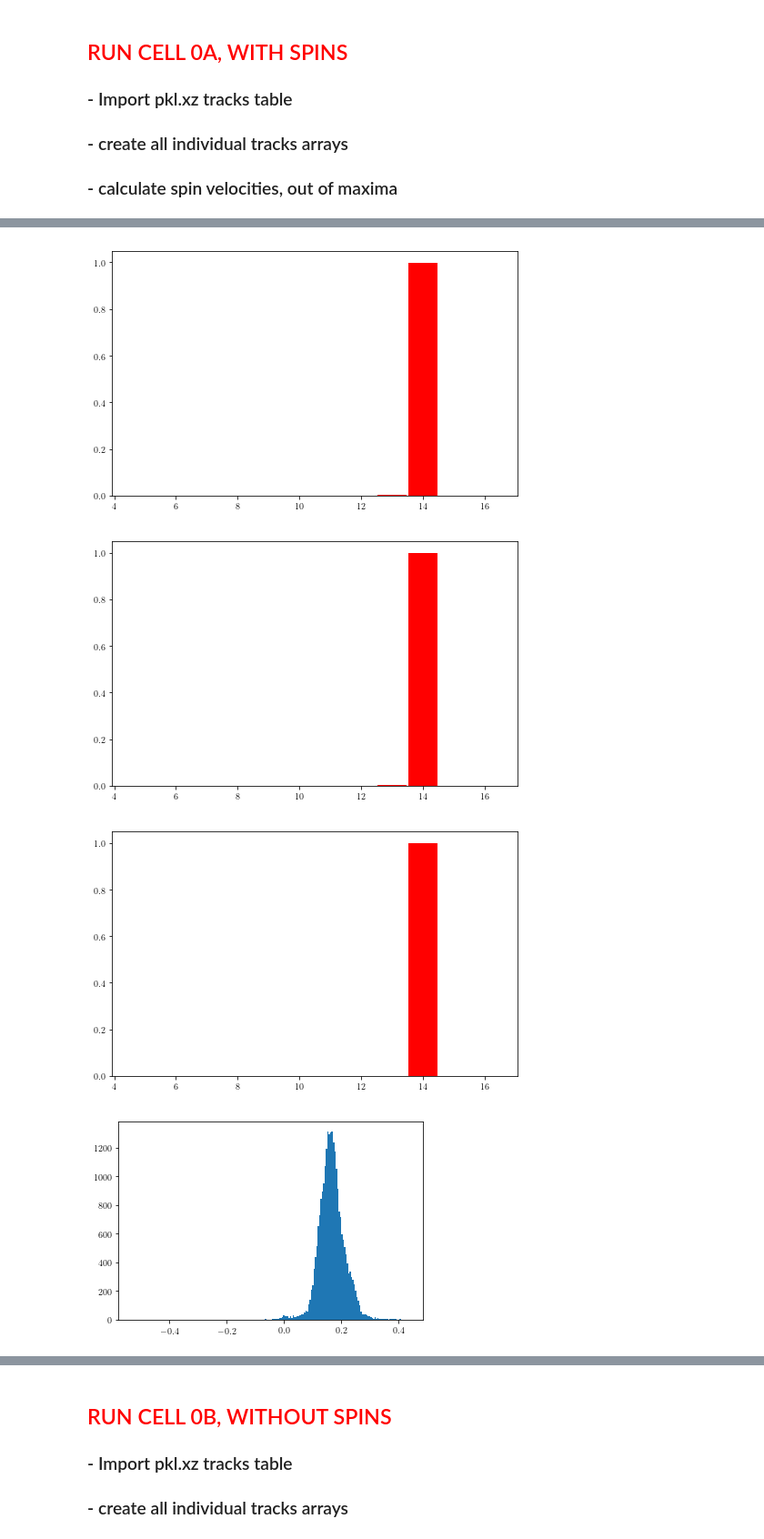
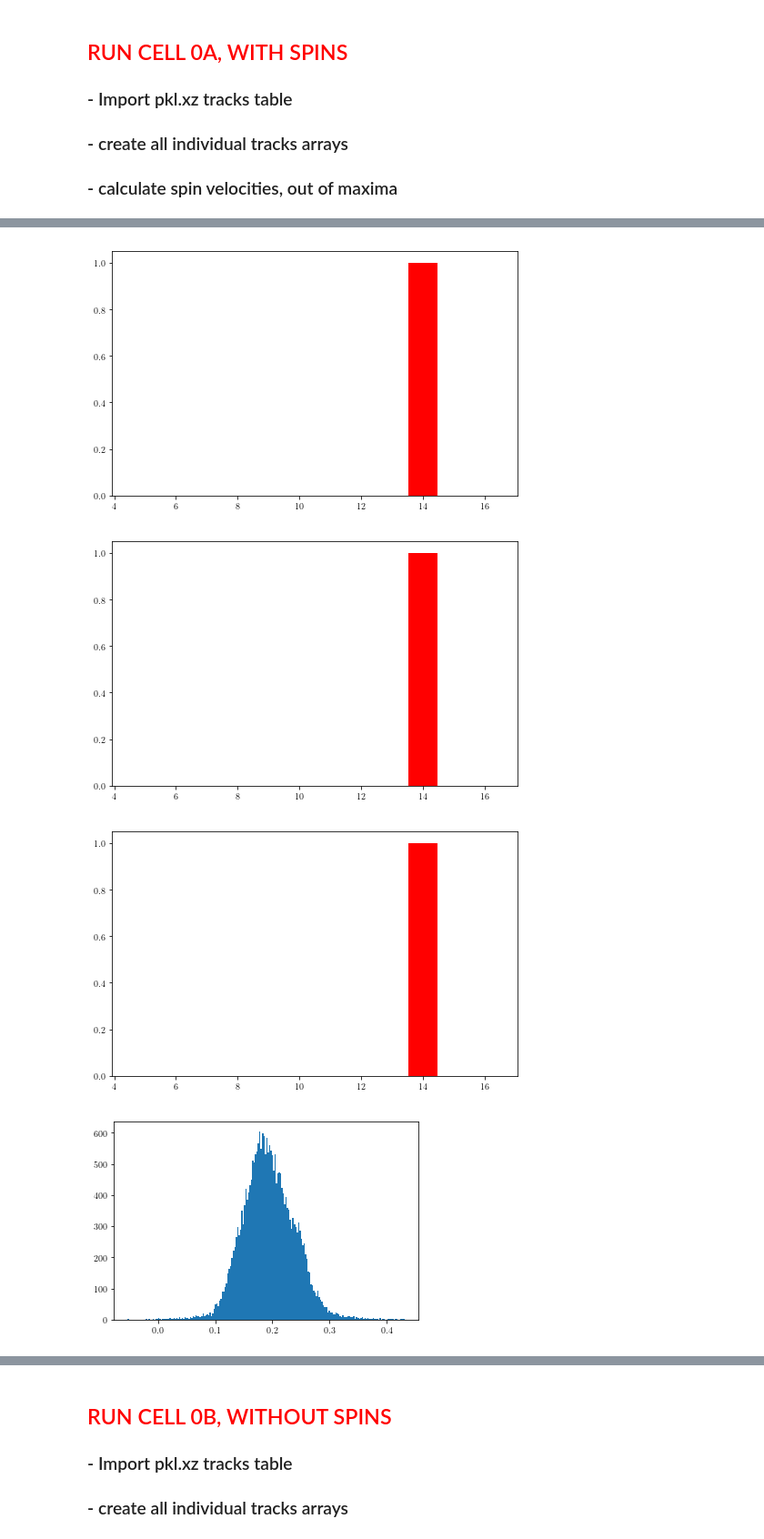
Before and after one commit to fvegar/brownian, a Jupyter notebook: chiral_tracks.ipynb, the cells around one changed output, grey strips where cells are left out. Shown at 91% size. Drawn from its saved outputs; the diff is of its cells as text; code cells hidden in the pictures.

```diff
--- a/chiral_tracks.ipynb
+++ b/chiral_tracks.ipynb
@@ -105,7 +105,7 @@ def pdisplay(info):
 # This function reads pickle binary file (.pkl) with trajectories
 def get_info(series_directory, hash_prefix):
     global info
-    nombre = '/home/fvega/Datos/blades/'+ series_directory + '/info/'  + hash_prefix + '.txt'
+    nombre = '/home/fvega/Datos/blades/' + series_directory + '/info/'  + hash_prefix + '.txt'
     with open(nombre) as f:
         jsonstr = json.load(f)
     info = pd.json_normalize(jsonstr)
@@ -115,7 +115,7 @@ def get_info(series_directory, hash_prefix):
 def simple_pickle_read(series_directory, hash_prefix):
     global Nframes, Ntracks
     # Read table in pickle format
-    nombre = '/home/fvega/Datos/blades/' + series_directory  + '/tracks/900fps/' +  hash_prefix \
+    nombre = '/home/fvega/Datos/blades/' + series_directory + '/tracks/' +  hash_prefix \
        + '.pkl.xz'
     tabla = pd.read_pickle(nombre, compression='infer')
     tabla = tabla.reset_index(drop=True) # por si los indices salen desordenados
@@ -431,8 +388,8 @@ def shift_back(itr,jt,n0):
 # %%
 # COMPLETE SET OF READING INSTRUCTIONS
 
-series_directory = 'rho_0_025' # series directory.
-hash_prefix = '4bf1a08dbd71379766e543b9532df560' # experiment hash ID
+series_directory = 'packing_fraction_045' # series directory.
+hash_prefix = '0040b7c1e6799d5f2648e3c14589c36e' # experiment hash ID
 
 print('data reading and basic processing\n')
 
@@ -447,6 +404,12 @@ datos = datos[['frame','track','x','y','extremos']]
 save_rescale_angle(0, datos)
 del datos['extremos'] # remove original clumpsy angles list structure
 
+##### delete too short lists ####
+la = angles_list_lengths(datos.maxt)
+lashort =  np.where(la<10)[0]
+print('short lists of extrema are ', "{0:.4f}%".format(len(lashort)/Nframes))
+for i in lashort:
+    datos.at[i,'maxt'] = 0.5*(datos.at[i-1,'maxt'][:nblades]+datos.at[i+1,'maxt'][:nblades])
 
 # imprime (formateada) cabecera de tabla de datos
 pdisplay(datos.head())
@@ -474,7 +437,7 @@ plt.figure(figsize=(8,8/ct.golden))
 plt.hist(la,rwidth=0.96, bins=[5,6,7,8,9,10,11,12,13,14,15,16,17],color='r',density=True,align='left');
 
 
-print('delete last arrays with one excess blades (last one is < (nblades+1/2 blade) )\n')
+print('delete last in angle arrays with one excess blades (last one is < (nblades+1/2 blade) )\n')
 last_del15(datos,la)
 
 la = angles_list_lengths(datos.maxt)
@@ -496,13 +459,22 @@ print('storing all tracks (maxima arrays corrected)')
 # store tracks individually
 tracks = all_tracks(datos, True)
 
+Ntracks = 45
+
+# filtering positions via savgol method. here using a window of 15 frames and a 3rd degree polynomial
+for i in range(Ntracks):
+    tracks[i].loc[:,'x'] = signal.savgol_filter(tracks[i].x.values, 15, 3)
+    tracks[i].loc[:,'y'] = signal.savgol_filter(tracks[i].y.values, 15, 3)
+
+
 if np.any(la!=14) == False:
     print(np.where(la!=14)[0])
     print('14-blades max angle lists ready')
 else:
+    print(np.where(la!=14)[0])
     print("STOP CODE: angle processing failed")
 
-#Ntracks = 10
+Ntracks = 45
 
 #reposition angles so that each position in the angle array is each moving blade
 # obtain spins (omega) from there
@@ -533,14 +505,14 @@ for i in range(Ntracks):
     # velocities
     diffsx = tracks[i].x[1:].values - tracks[i].x[:-1].values
     diffsy = tracks[i].y[1:].values - tracks[i].y[:-1].values
-    tracks[i] = tracks[i].drop(len(tracks[i])-1)
+    tracks[i] = tracks[i].drop(len(tracks[i])-1) #delete last (has no velocity)
     tracks[i]['vx'] = diffsx
     tracks[i]['vy'] = diffsy
 
     # accelerations
     adx = tracks[i].vx[1:].values - tracks[i].vx[:-1].values
     ady = tracks[i].vy[1:].values - tracks[i].vy[:-1].values
-    tracks[i] = tracks[i].drop(len(tracks[i])-1)
+    tracks[i] = tracks[i].drop(len(tracks[i])-1) # delete last (has no acceleration)
     tracks[i]['ax'] = adx
     tracks[i]['ay'] = ady
 
@@ -657,4 +634,4 @@ theta angle list, between 0 and 14 totally ready
-[figure, old version]
+[figure, new version]
-[figure, old version]
+[figure, new version]
 [figure]
-[figure, old version]
+[figure, new version]
```
Also changed, not shown: parts of 32 cells of this notebook.
